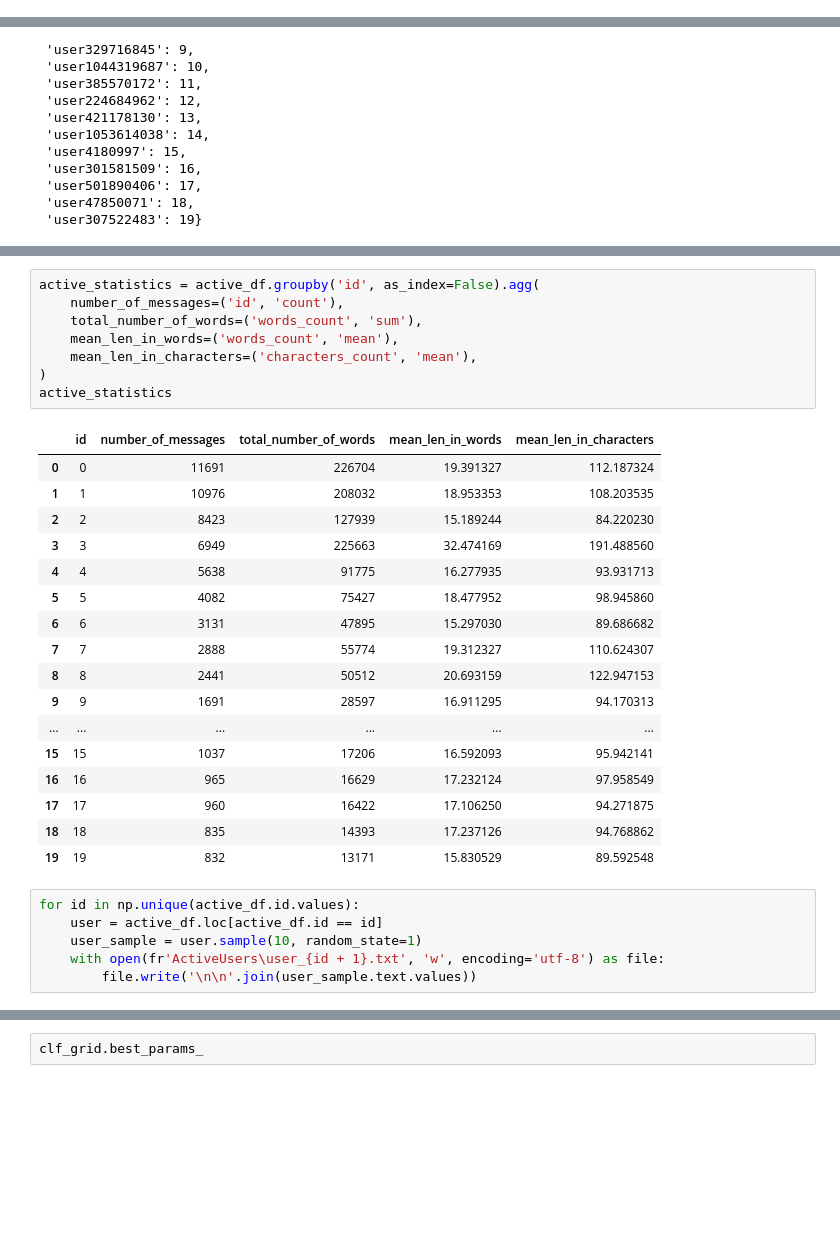
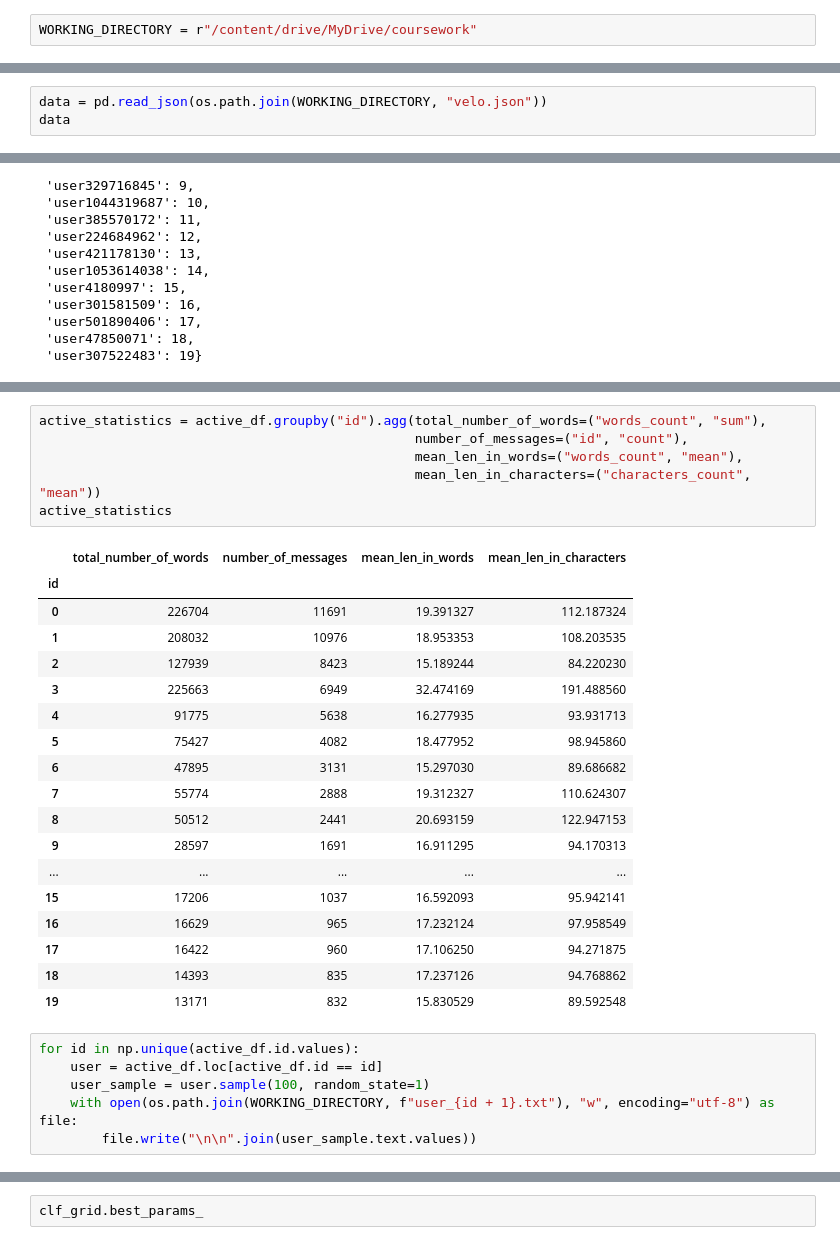
Before and after one commit to pa-shk/automatic-authorship-attribution, a Jupyter notebook: coursework_ml.ipynb, the cells around one changed output, grey strips where cells are left out. Drawn from its saved outputs; the diff is of its cells as text; blank space fills up the shorter version.

```diff
--- a/coursework_ml.ipynb
+++ b/coursework_ml.ipynb
@@ -3,0 +24,2 @@ import numpy as np
+# %%
+WORKING_DIRECTORY = r"/content/drive/MyDrive/coursework"
@@ -25,0 +31,3 @@ data
+# %%
+data = pd.read_json(os.path.join(WORKING_DIRECTORY, "velo.json"))
+data
@@ -195,34 +217,33 @@ active_df
 | 68711 | 7 | это как я и gt.\nпусть там gt сде... | 25 | 119 |
 68712 rows × 4 columns
 # %%
-active_statistics = active_df.groupby('id', as_index=False).agg(
-    number_of_messages=('id', 'count'),
-    total_number_of_words=('words_count', 'sum'),
-    mean_len_in_words=('words_count', 'mean'),
-    mean_len_in_characters=('characters_count', 'mean'),
-)
+active_statistics = active_df.groupby("id").agg(total_number_of_words=("words_count", "sum"),
+                                                number_of_messages=("id", "count"),
+                                                mean_len_in_words=("words_count", "mean"),
+                                                mean_len_in_characters=("characters_count", "mean"))
 active_statistics
 # %% [output]
-|  | id | number_of_messages | total_number_of_words | mean_len_in_words | mean_len_in_characters |
-| 0 | 0 | 11691 | 226704 | 19.391327 | 112.187324 |
-| 1 | 1 | 10976 | 208032 | 18.953353 | 108.203535 |
-| 2 | 2 | 8423 | 127939 | 15.189244 | 84.220230 |
-| 3 | 3 | 6949 | 225663 | 32.474169 | 191.488560 |
-| 4 | 4 | 5638 | 91775 | 16.277935 | 93.931713 |
-| 5 | 5 | 4082 | 75427 | 18.477952 | 98.945860 |
-| 6 | 6 | 3131 | 47895 | 15.297030 | 89.686682 |
-| 7 | 7 | 2888 | 55774 | 19.312327 | 110.624307 |
-| 8 | 8 | 2441 | 50512 | 20.693159 | 122.947153 |
-| 9 | 9 | 1691 | 28597 | 16.911295 | 94.170313 |
-| ... | ... | ... | ... | ... | ... |
-| 15 | 15 | 1037 | 17206 | 16.592093 | 95.942141 |
-| 16 | 16 | 965 | 16629 | 17.232124 | 97.958549 |
-| 17 | 17 | 960 | 16422 | 17.106250 | 94.271875 |
-| 18 | 18 | 835 | 14393 | 17.237126 | 94.768862 |
-| 19 | 19 | 832 | 13171 | 15.830529 | 89.592548 |
+|  | total_number_of_words | number_of_messages | mean_len_in_words | mean_len_in_characters |
+| id |  |  |  |  |
+| 0 | 226704 | 11691 | 19.391327 | 112.187324 |
+| 1 | 208032 | 10976 | 18.953353 | 108.203535 |
+| 2 | 127939 | 8423 | 15.189244 | 84.220230 |
+| 3 | 225663 | 6949 | 32.474169 | 191.488560 |
+| 4 | 91775 | 5638 | 16.277935 | 93.931713 |
+| 5 | 75427 | 4082 | 18.477952 | 98.945860 |
+| 6 | 47895 | 3131 | 15.297030 | 89.686682 |
+| 7 | 55774 | 2888 | 19.312327 | 110.624307 |
+| 8 | 50512 | 2441 | 20.693159 | 122.947153 |
+| 9 | 28597 | 1691 | 16.911295 | 94.170313 |
+| ... | ... | ... | ... | ... |
+| 15 | 17206 | 1037 | 16.592093 | 95.942141 |
+| 16 | 16629 | 965 | 17.232124 | 97.958549 |
+| 17 | 16422 | 960 | 17.106250 | 94.271875 |
+| 18 | 14393 | 835 | 17.237126 | 94.768862 |
+| 19 | 13171 | 832 | 15.830529 | 89.592548 |
 # %%
 for id in np.unique(active_df.id.values):
     user = active_df.loc[active_df.id == id]
-    user_sample = user.sample(10, random_state=1)
-    with open(fr'ActiveUsers\user_{id + 1}.txt', 'w', encoding='utf-8') as file:
-        file.write('\n\n'.join(user_sample.text.values))
+    user_sample = user.sample(100, random_state=1)
+    with open(os.path.join(WORKING_DIRECTORY, f"user_{id + 1}.txt"), "w", encoding="utf-8") as file:
+        file.write("\n\n".join(user_sample.text.values))
```
Also changed, not shown: parts of 104 cells of this notebook.
